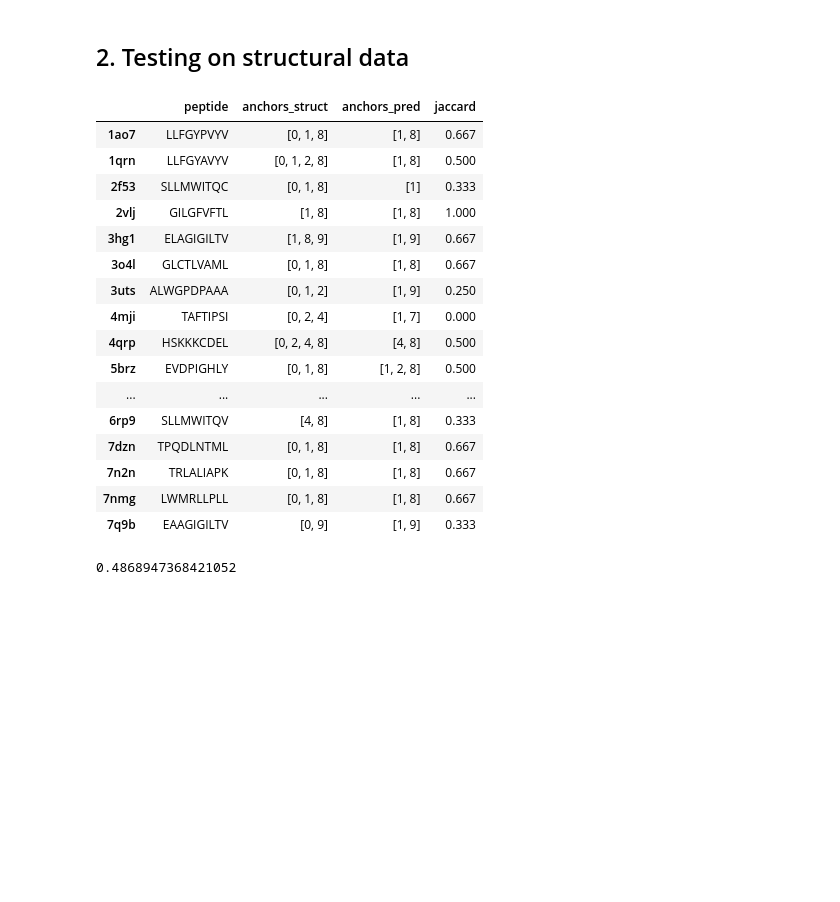
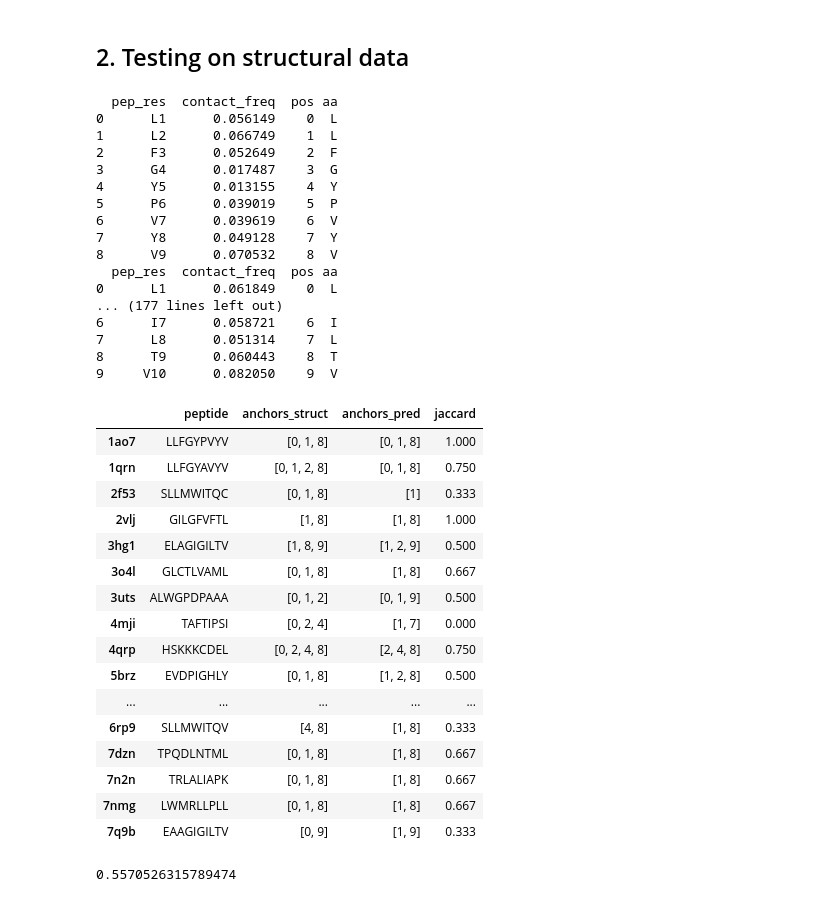
Before and after one commit to AnatoliyLarkin/anchorminer, a Jupyter notebook: notebooks/Testing.ipynb, the cells around one changed output. Drawn from its saved outputs; the diff is of its cells as text; code cells hidden in the pictures; blank space fills up the shorter version.

```diff
--- a/notebooks/Testing.ipynb
+++ b/notebooks/Testing.ipynb
@@ -118,6 +118,7 @@ def process_structural_data(path):
     df = pd.read_csv(path)
     hla = df[df['region'].str.contains('hla_')]
     threshold = np.mean(hla['contact_freq'])
+    #threshold = 0.05
 
     stats = (hla.groupby('pep_res')['contact_freq']
                 .mean()
@@ -126,7 +127,7 @@ def process_structural_data(path):
     stats['pos'] = stats['pep_res'].str[1:].astype(int) - 1
     stats['aa']  = stats['pep_res'].str[0]
     stats = stats.sort_values('pos').reset_index(drop=True)
-   # print(stats)
+    print(stats)
 
     peptide = ''.join(stats['aa'].tolist())
 
@@ -136,9 +137,9 @@ def process_structural_data(path):
 
     anchors = [int(row['pos'])
                for _, row in stats.iterrows()
-               if row['contact_freq'] >= (threshold) * 1.2]
+               if row['contact_freq'] >= threshold * 1.2 ]
 
-    return peptide, freqs, anchors
+    return peptide, freqs, anchors, stats, threshold
 
 
 def compare_results(seq, anchors_true, anchors_pred):
@@ -182,46 +183,65 @@ alleles = {
 structural_results = {}
 for path in files:
     name = path.split('/')[-1].replace('contacts_', '').replace('.csv', '')
-    peptide, freqs, anchors_struct = process_structural_data(path)
+    peptide, freqs, anchors_struct, dataframe_per_struct, threshold = process_structural_data(path)
     structural_results[name] = {
         'peptide': peptide,
         'freqs': freqs,
-        'anchors_struct': anchors_struct
+        'anchors_struct': anchors_struct,
+        'dataframe' : dataframe_per_struct,
+        'threshold' : threshold
     }
    # print(f'{name}  {peptide}')
    # print(f'  freqs:   {freqs}')
    # print(f'  anchors struct: {anchors_struct}')
     try:
-        am = predict_anchors(peptide, alleles[name], 0.5, 'False')['coords']
+        am = predict_anchors(peptide, alleles[name], 0.25, 'False')['coords']
     except:
         am = [1, len(peptide)-1]
 
     structural_results[name]['anchors_pred'] = am
     #print(f'  anchord pred: {am}')
 
 val_df = pd.DataFrame(structural_results).transpose()[['peptide','anchors_struct', 'anchors_pred']]
 
 
 jac = []
 for index, row in val_df.iterrows():
     jac.append(compare_results(row['peptide'], row['anchors_struct'], row['anchors_pred']))
 
 val_df['jaccard'] = np.array(jac)
 
 display(val_df)
 
 print(np.mean(val_df['jaccard']))
 # %% [output]
+  pep_res  contact_freq  pos aa
+0      L1      0.056149    0  L
+1      L2      0.066749    1  L
+2      F3      0.052649    2  F
+3      G4      0.017487    3  G
+4      Y5      0.013155    4  Y
+5      P6      0.039019    5  P
+6      V7      0.039619    6  V
+7      Y8      0.049128    7  Y
+8      V9      0.070532    8  V
+  pep_res  contact_freq  pos aa
+0      L1      0.061849    0  L
+... (177 lines left out)
+6      I7      0.058721    6  I
+7      L8      0.051314    7  L
+8      T9      0.060443    8  T
+9     V10      0.082050    9  V
 |  | peptide | anchors_struct | anchors_pred | jaccard |
-| 1ao7 | LLFGYPVYV | [0, 1, 8] | [1, 8] | 0.667 |
-| 1qrn | LLFGYAVYV | [0, 1, 2, 8] | [1, 8] | 0.500 |
+| 1ao7 | LLFGYPVYV | [0, 1, 8] | [0, 1, 8] | 1.000 |
+| 1qrn | LLFGYAVYV | [0, 1, 2, 8] | [0, 1, 8] | 0.750 |
 | 2f53 | SLLMWITQC | [0, 1, 8] | [1] | 0.333 |
 | 2vlj | GILGFVFTL | [1, 8] | [1, 8] | 1.000 |
-| 3hg1 | ELAGIGILTV | [1, 8, 9] | [1, 9] | 0.667 |
+| 3hg1 | ELAGIGILTV | [1, 8, 9] | [1, 2, 9] | 0.500 |
 | 3o4l | GLCTLVAML | [0, 1, 8] | [1, 8] | 0.667 |
-| 3uts | ALWGPDPAAA | [0, 1, 2] | [1, 9] | 0.250 |
+| 3uts | ALWGPDPAAA | [0, 1, 2] | [0, 1, 9] | 0.500 |
 | 4mji | TAFTIPSI | [0, 2, 4] | [1, 7] | 0.000 |
-| 4qrp | HSKKKCDEL | [0, 2, 4, 8] | [4, 8] | 0.500 |
+| 4qrp | HSKKKCDEL | [0, 2, 4, 8] | [2, 4, 8] | 0.750 |
 | 5brz | EVDPIGHLY | [0, 1, 8] | [1, 2, 8] | 0.500 |
 | ... | ... | ... | ... | ... |
 | 6rp9 | SLLMWITQV | [4, 8] | [1, 8] | 0.333 |
@@ -229,4 +249,4 @@ print(np.mean(val_df['jaccard']))
 | 7n2n | TRLALIAPK | [0, 1, 8] | [1, 8] | 0.667 |
 | 7nmg | LWMRLLPLL | [0, 1, 8] | [1, 8] | 0.667 |
 | 7q9b | EAAGIGILTV | [0, 9] | [1, 9] | 0.333 |
-0.4868947368421052
+0.5570526315789474
```
Also changed, not shown: parts of 2 cells of this notebook, 1 other file.
